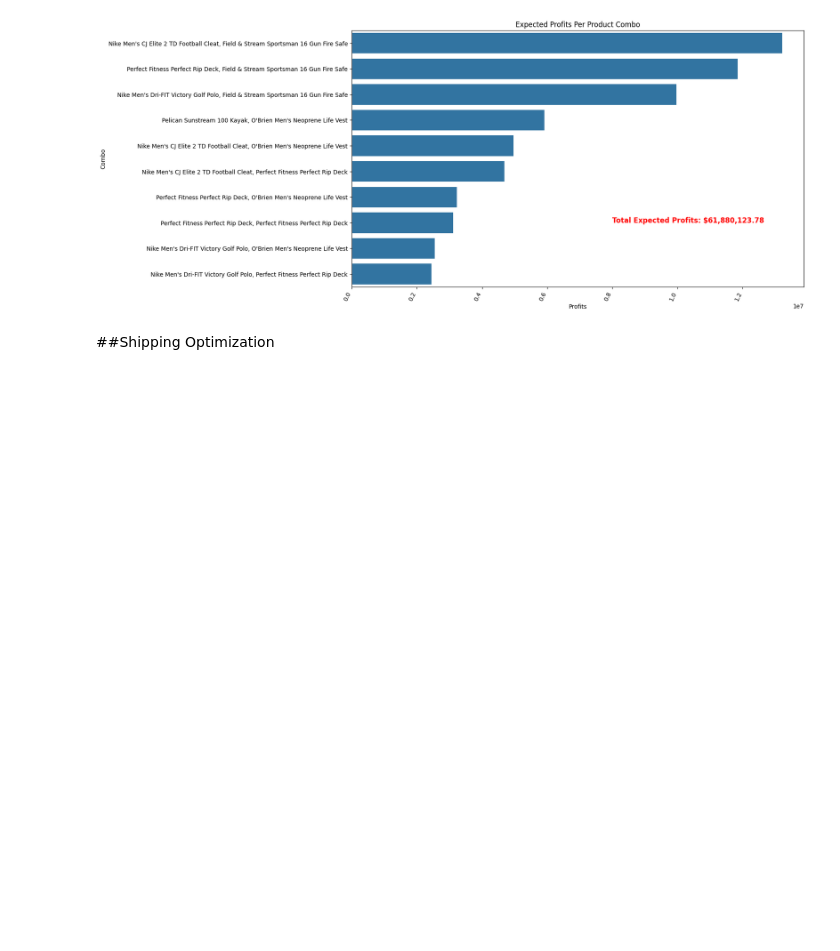
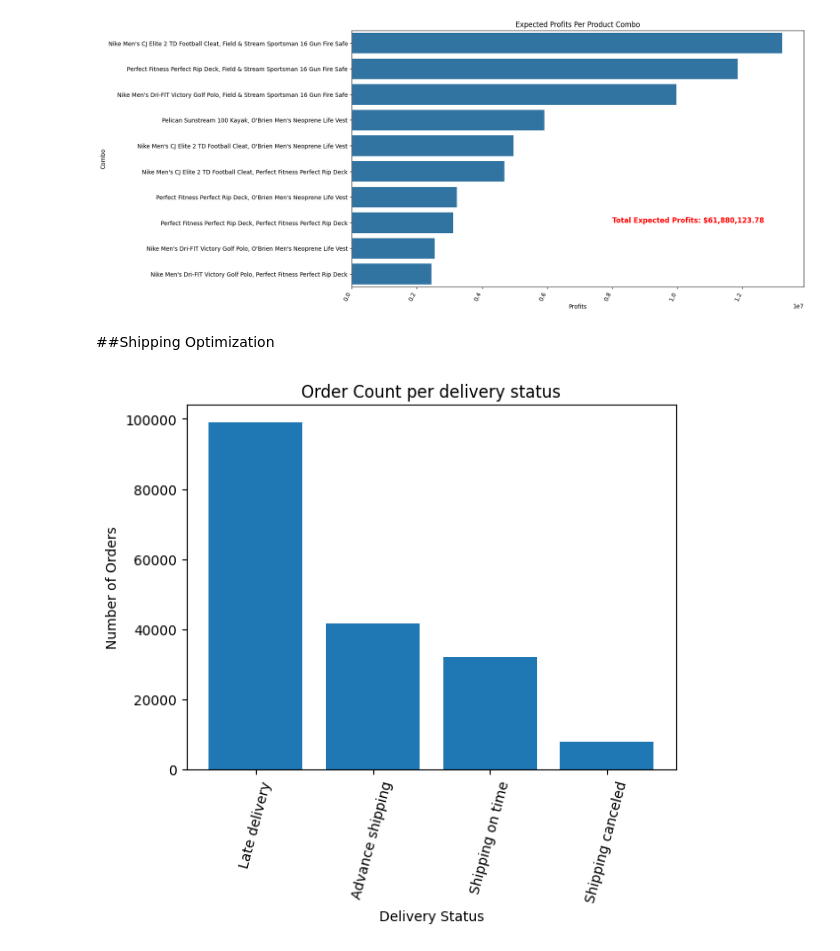
Before and after one commit to CCNY-Analytics-and-Quant/BA-F-2023-Steven-Fernandez-MD-Miah-Mohammed-Hussain, a Jupyter notebook: Final Project/python_code_final.ipynb, the cells around one changed output. Cells and saved outputs as stored; diff of their text form; code cells hidden in the pictures; blank space fills up the shorter version.

Commit message:
Shipping Analysis

```diff
--- a/Final Project/python_code_final.ipynb
+++ b/Final Project/python_code_final.ipynb
@@ -885,3 +844,24 @@ plt.show()
 [figure]
 # %% [markdown]
 ##Shipping Optimization
+# %%
+#extracting date of orders, market and delviery status data to understand our delivery statuses performance
+shipping__statuses = df[['order_date_DateOrders', 'Delivery_Status', 'Market']]
+# %%
+#grouping by delvery satatus and creating a new column with the count of orders under those delivery statuses
+shipping__statuses = shipping__statuses.groupby('Delivery_Status')['order_date_DateOrders'].value_counts().reset_index(name= 'Order_Count')
+# %%
+#grouping by delivery status and summing up the number of orders for those delivery statuses. im also sorting in an ascending fassion in order to better visualize the data better
+shipping__statuses = shipping__statuses.groupby('Delivery_Status')['Order_Count'].sum().sort_values(ascending= False).reset_index()
+# %%
+#setting the delivery satus as the index
+shipping__statuses.set_index('Delivery_Status', inplace= True)
+# %%
+plt.bar(shipping__statuses.index, shipping__statuses.Order_Count)
+plt.xticks(rotation=75)
+plt.title('Order Count per delivery status')
+plt.xlabel('Delivery Status')
+plt.ylabel('Number of Orders')
+plt.show()
+# %% [output]
+[figure, added]
```
Also changed, not shown: parts of 18 cells of this notebook.
